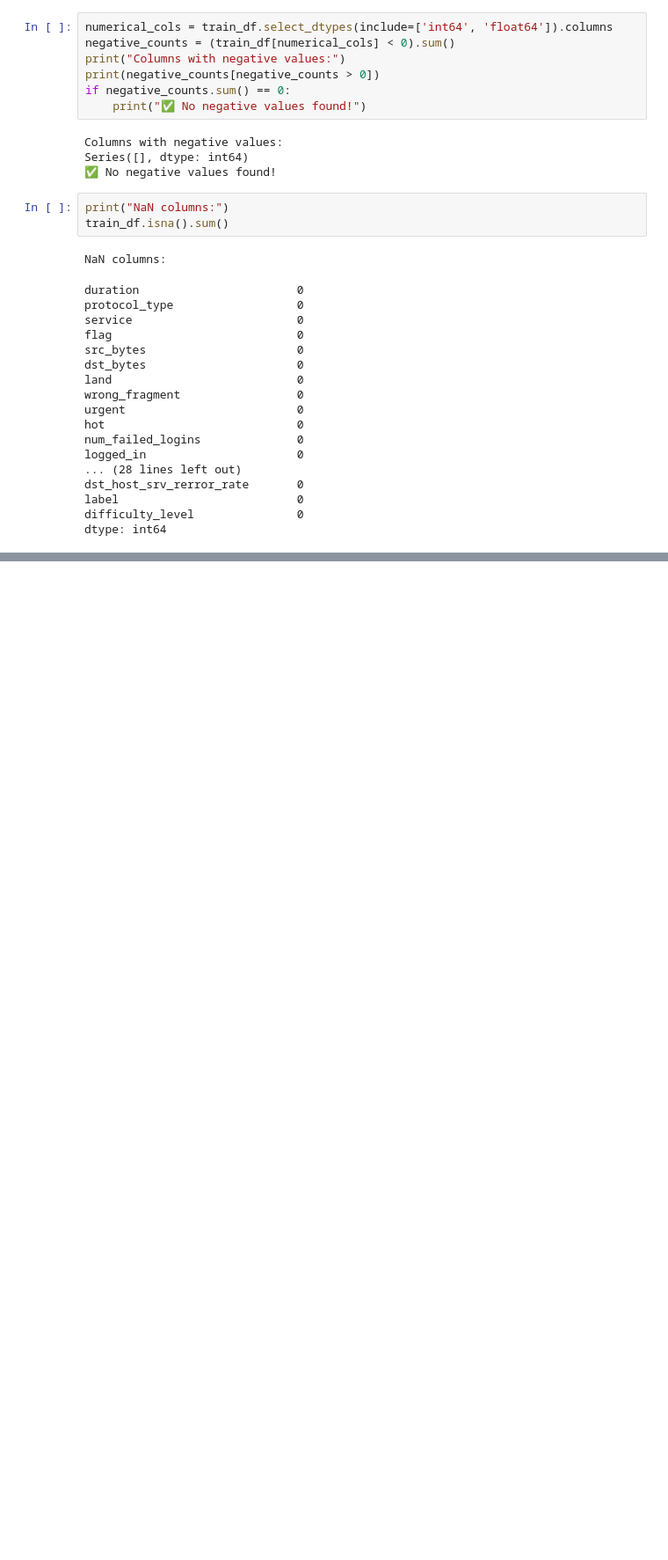
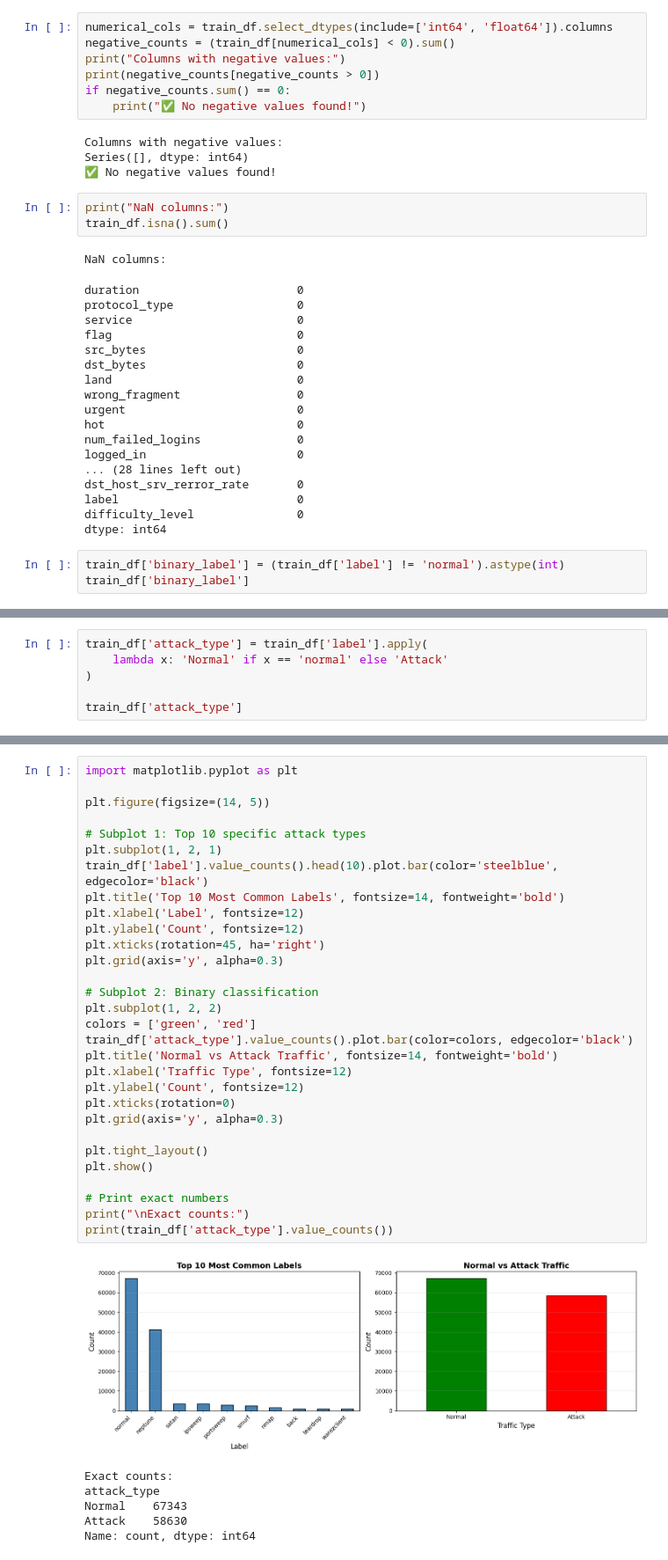
Before and after one commit to 0xAxPx/sonic, a Jupyter notebook: ml-service/training/notebooks/01_data_exploration.ipynb, the cells around one changed output, grey strips where cells are left out. Shown: that part at 88% size. Drawn from its saved outputs; the diff is of its cells as text; blank space fills up the shorter version.

Commit message:
plotting

```diff
--- a/ml-service/training/notebooks/01_data_exploration.ipynb
+++ b/ml-service/training/notebooks/01_data_exploration.ipynb
@@ -252,3 +252,6 @@ dst_host_srv_rerror_rate       0
 label                          0
 difficulty_level               0
 dtype: int64
+# %%
+train_df['binary_label'] = (train_df['label'] != 'normal').astype(int)
+train_df['binary_label']
@@ -254,0 +278,6 @@ dtype: int64
+# %%
+train_df['attack_type'] = train_df['label'].apply(
+    lambda x: 'Normal' if x == 'normal' else 'Attack'
+)
+
+train_df['attack_type']
@@ -254,0 +314,37 @@ dtype: int64
+# %%
+import matplotlib.pyplot as plt
+
+plt.figure(figsize=(14, 5))
+
+# Subplot 1: Top 10 specific attack types
+plt.subplot(1, 2, 1)
+train_df['label'].value_counts().head(10).plot.bar(color='steelblue', edgecolor='black')
+plt.title('Top 10 Most Common Labels', fontsize=14, fontweight='bold')
+plt.xlabel('Label', fontsize=12)
+plt.ylabel('Count', fontsize=12)
+plt.xticks(rotation=45, ha='right')
+plt.grid(axis='y', alpha=0.3)
+
+# Subplot 2: Binary classification
+plt.subplot(1, 2, 2)
+colors = ['green', 'red']
+train_df['attack_type'].value_counts().plot.bar(color=colors, edgecolor='black')
+plt.title('Normal vs Attack Traffic', fontsize=14, fontweight='bold')
+plt.xlabel('Traffic Type', fontsize=12)
+plt.ylabel('Count', fontsize=12)
+plt.xticks(rotation=0)
+plt.grid(axis='y', alpha=0.3)
+
+plt.tight_layout()
+plt.show()
+
+# Print exact numbers
+print("\nExact counts:")
+print(train_df['attack_type'].value_counts())
+# %% [output]
+[figure, added]
+Exact counts:
+attack_type
+Normal    67343
+Attack    58630
+Name: count, dtype: int64
```
Also changed, not shown: parts of 9 cells of this notebook.
